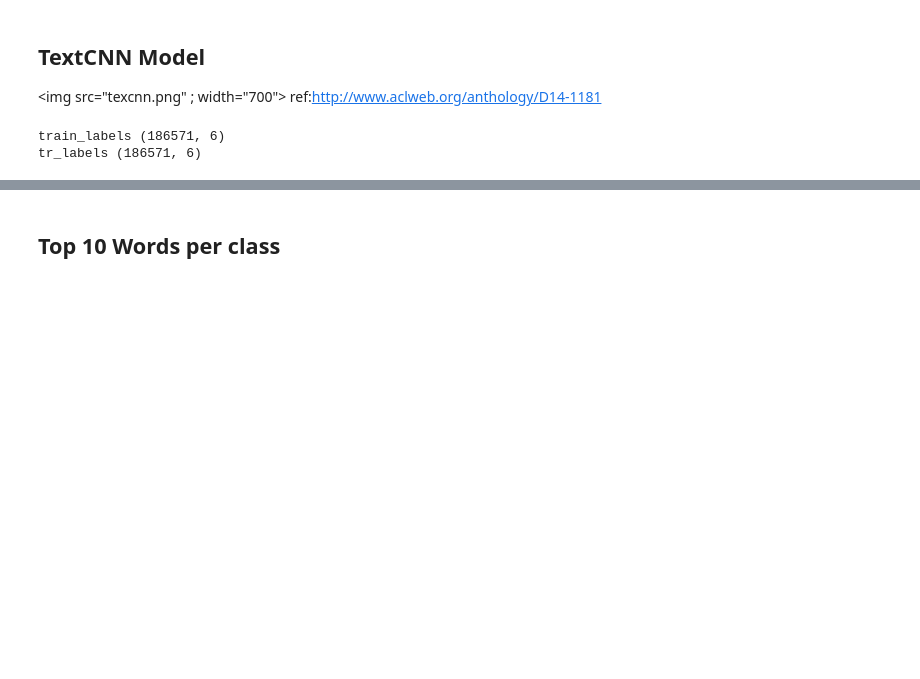
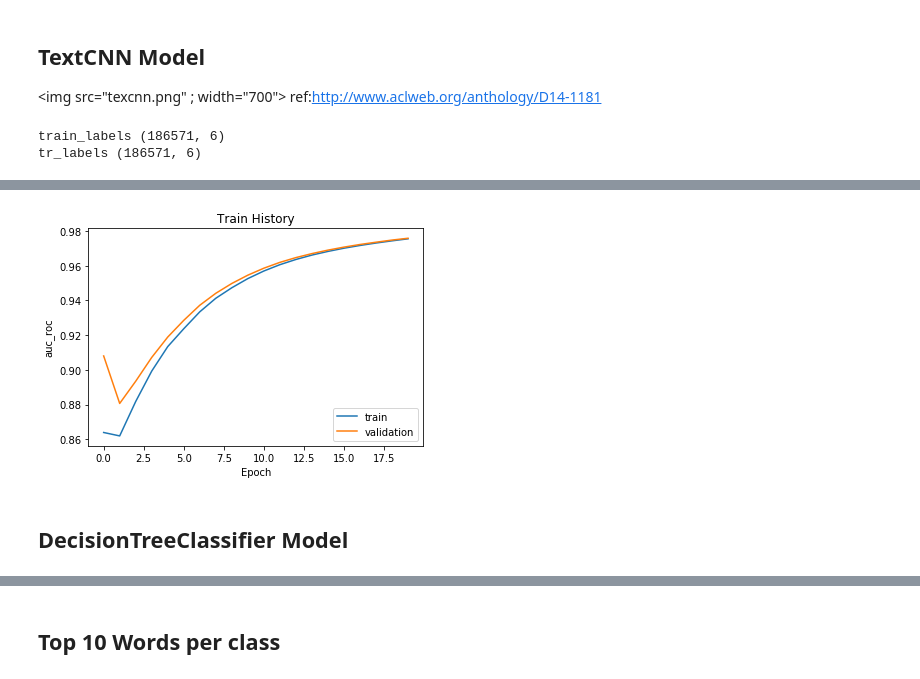
Before and after one commit to Kuan-han/Machine-Learning-Capstone-Project, a Jupyter notebook: Capstone project.ipynb, the cells around one changed output, grey strips where cells are left out. Cells and saved outputs as stored; diff of their text form; code cells hidden in the pictures; blank space fills up the shorter version.

```diff
--- a/Capstone project.ipynb
+++ b/Capstone project.ipynb
@@ -339,3 +363,9 @@ ________________________________________________________________________________
+# %%
+show_train_history(train_history,'auc_roc','val_auc_roc')
+# %% [output]
+[figure, added]
+# %% [markdown]
+## DecisionTreeClassifier Model
 # %%
 X_train, X_valid, y_train, y_valid, = train_test_split(tr_data, tr_labels, test_size=0.2, random_state=0)
 model = DecisionTreeClassifier()
```
Also changed, not shown: parts of 9 cells of this notebook.
